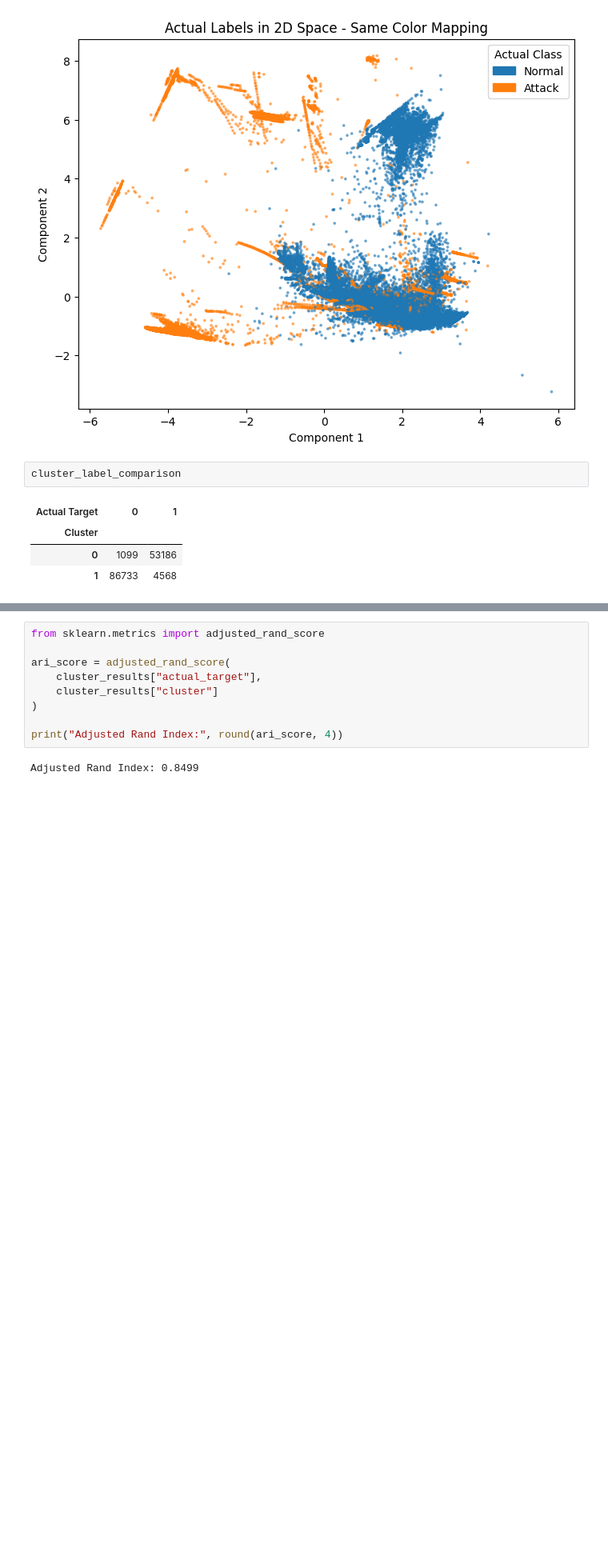
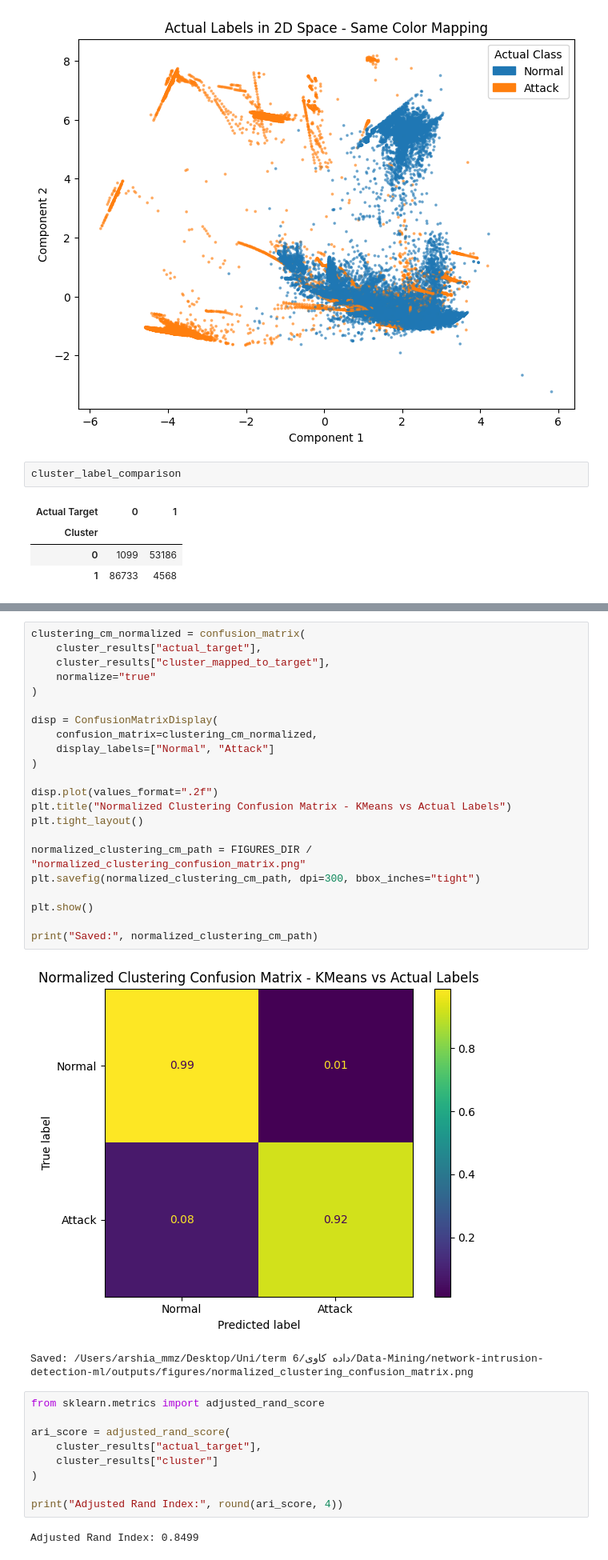
Before and after one commit to arshiammz/Data-Mining, a Jupyter notebook: network-intrusion-detection-ml/notebooks/01_intrusion_detection_kdd99.ipynb, the cells around one changed output, grey strips where cells are left out. Shown at 80% size. Drawn from its saved outputs; the diff is of its cells as text; blank space fills up the shorter version.

```diff
--- a/network-intrusion-detection-ml/notebooks/01_intrusion_detection_kdd99.ipynb
+++ b/network-intrusion-detection-ml/notebooks/01_intrusion_detection_kdd99.ipynb
@@ -1671,3 +1678,28 @@ cluster_label_comparison
+# %%
+clustering_cm_normalized = confusion_matrix(
+    cluster_results["actual_target"],
+    cluster_results["cluster_mapped_to_target"],
+    normalize="true"
+)
+
+disp = ConfusionMatrixDisplay(
+    confusion_matrix=clustering_cm_normalized,
+    display_labels=["Normal", "Attack"]
+)
+
+disp.plot(values_format=".2f")
+plt.title("Normalized Clustering Confusion Matrix - KMeans vs Actual Labels")
+plt.tight_layout()
+
+normalized_clustering_cm_path = FIGURES_DIR / "normalized_clustering_confusion_matrix.png"
+plt.savefig(normalized_clustering_cm_path, dpi=300, bbox_inches="tight")
+
+plt.show()
+
+print("Saved:", normalized_clustering_cm_path)
+# %% [output]
+[figure, added]
+Saved: /Users/arshia_mmz/Desktop/Uni/term 6/داده کاوی/Data-Mining/network-intrusion-detection-ml/outputs/figures/normalized_clustering_confusion_matrix.png
 # %%
 from sklearn.metrics import adjusted_rand_score
 
```
Also changed, not shown: parts of 8 cells of this notebook.
